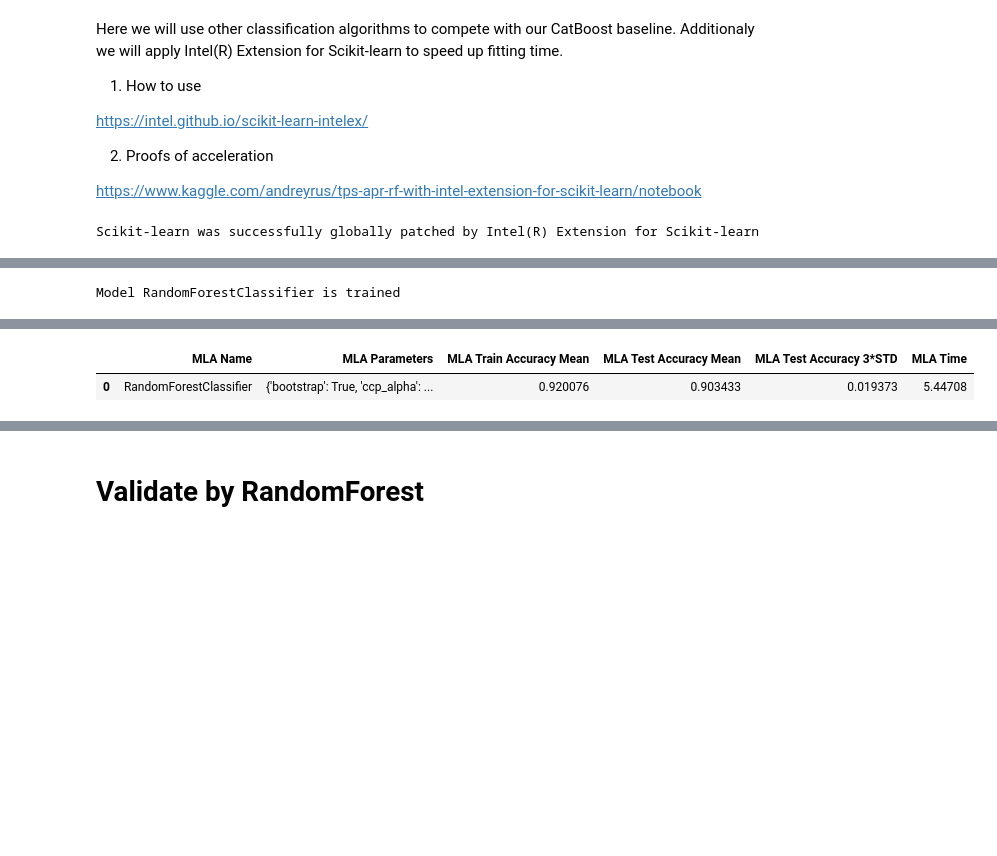
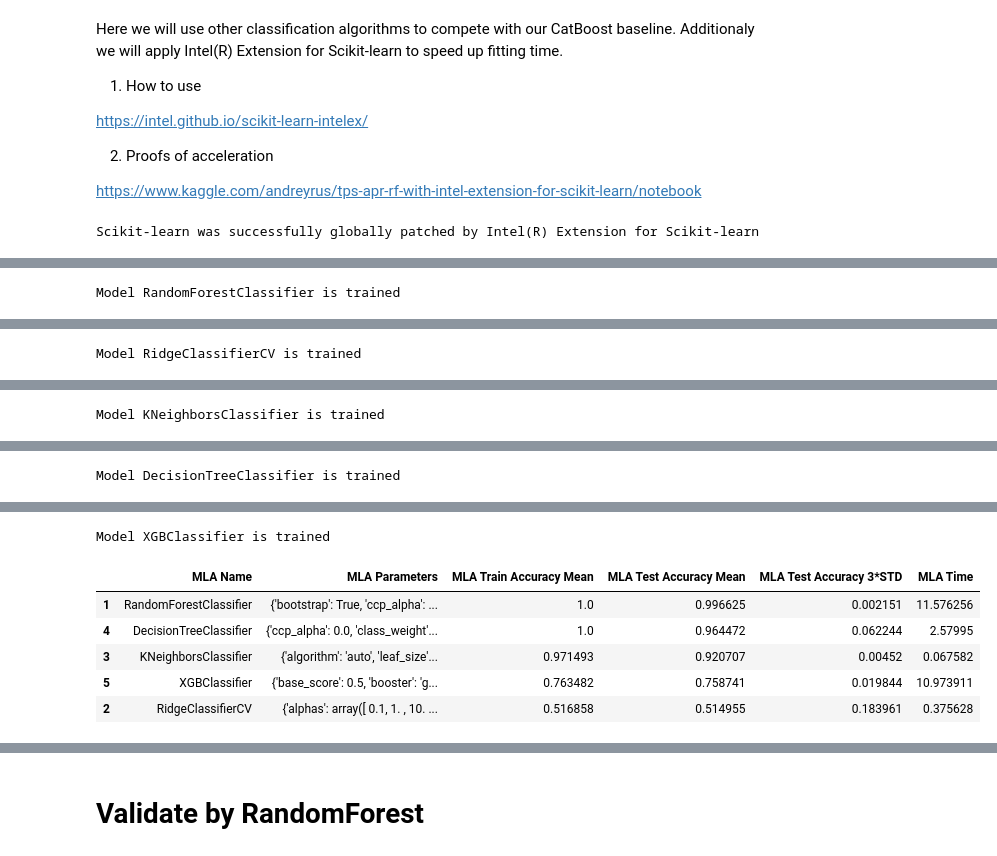
Before and after one commit to Osmanov-Bairam/Gender-detection-, a Jupyter notebook: Transactions.ipynb, the cells around one changed output, grey strips where cells are left out. Cells and saved outputs as stored; diff of their text form; code cells hidden in the pictures; blank space fills up the shorter version.

```diff
--- a/Transactions.ipynb
+++ b/Transactions.ipynb
@@ -1263,7 +1239,7 @@ MLA = [
     # ensemble.BaggingClassifier(),
     # ensemble.ExtraTreesClassifier(),
     # ensemble.GradientBoostingClassifier(),
-    ensemble.RandomForestClassifier()
+    ensemble.RandomForestClassifier(),
 
     # #Gaussian Processes
     # gaussian_process.GaussianProcessClassifier(),
@@ -1271,7 +1247,7 @@ MLA = [
     #GLM
     # linear_model.LogisticRegressionCV(),
     # linear_model.PassiveAggressiveClassifier(),
-    # linear_model.RidgeClassifierCV(),
+    linear_model.RidgeClassifierCV(),
     # linear_model.SGDClassifier(),
     # linear_model.Perceptron(),
 
@@ -1280,7 +1256,7 @@ MLA = [
     # naive_bayes.GaussianNB(),
 
     #Nearest Neighbor
-    # neighbors.KNeighborsClassifier()
+    neighbors.KNeighborsClassifier(),
 
     #SVM
     # svm.SVC(probability=True),
@@ -1288,7 +1264,7 @@ MLA = [
     # svm.LinearSVC(),
 
     # #Trees
-    # tree.DecisionTreeClassifier(),
+    tree.DecisionTreeClassifier(),
     # tree.ExtraTreeClassifier(),
 
     # #Discriminant Analysis
@@ -1297,7 +1273,7 @@ MLA = [
 
 
     # #xgboost: http://xgboost.readthedocs.io/en/latest/model.html
-    # XGBClassifier()
+    XGBClassifier()
     ]
 
 
@@ -1317,7 +1293,7 @@ data = X_sample_encod.drop(["gender"], axis = 1).copy()
 MLA_predict = X_sample_encod["gender"]
 
 #index through MLA and save performance to table
-row_index = 0
+row_index = 1
 for alg in MLA:
 
     #set name and parameters
@@ -1355,0 +1334 @@ Model RandomForestClassifier is trained
+Model RidgeClassifierCV is trained
@@ -1355,0 +1337 @@ Model RandomForestClassifier is trained
+Model KNeighborsClassifier is trained
@@ -1355,0 +1340 @@ Model RandomForestClassifier is trained
+Model DecisionTreeClassifier is trained
@@ -1356,5 +1343,10 @@ Model RandomForestClassifier is trained
+Model XGBClassifier is trained
 |  | MLA Name | MLA Parameters | MLA Train Accuracy Mean | MLA Test Accuracy Mean | MLA Test Accuracy 3*STD | MLA Time |
-| 0 | RandomForestClassifier | {'bootstrap': True, 'ccp_alpha': ... | 0.920076 | 0.903433 | 0.019373 | 5.44708 |
+| 1 | RandomForestClassifier | {'bootstrap': True, 'ccp_alpha': ... | 1.0 | 0.996625 | 0.002151 | 11.576256 |
+| 4 | DecisionTreeClassifier | {'ccp_alpha': 0.0, 'class_weight'... | 1.0 | 0.964472 | 0.062244 | 2.57995 |
+| 3 | KNeighborsClassifier | {'algorithm': 'auto', 'leaf_size'... | 0.971493 | 0.920707 | 0.00452 | 0.067582 |
+| 5 | XGBClassifier | {'base_score': 0.5, 'booster': 'g... | 0.763482 | 0.758741 | 0.019844 | 10.973911 |
+| 2 | RidgeClassifierCV | {'alphas': array([ 0.1, 1. , 10. ... | 0.516858 | 0.514955 | 0.183961 | 0.375628 |
 # %%
 # save model for future usage
 
```
Also changed, not shown: parts of 49 cells of this notebook.
